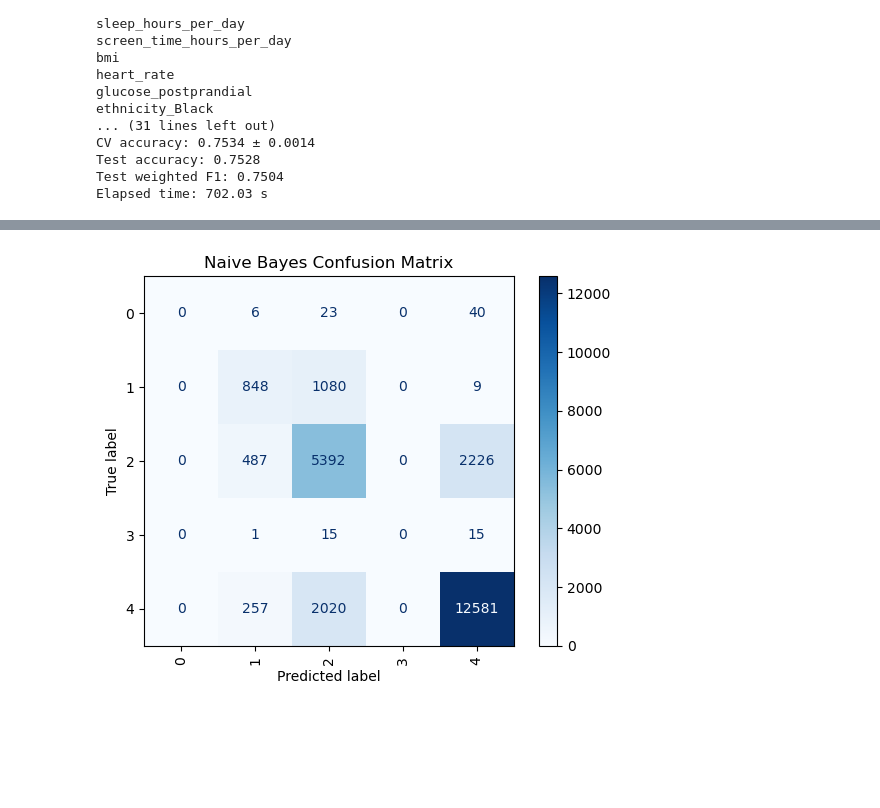
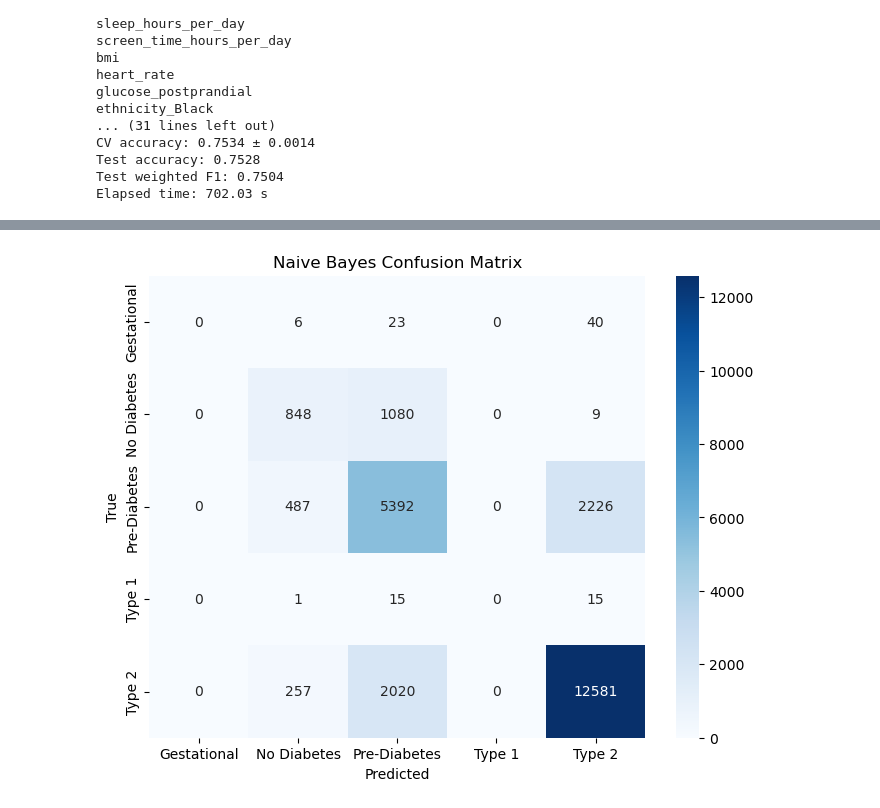
Before and after one commit to DinoAFT/Classification---Predicting-Diabetes-Stage, a Jupyter notebook: svm_and_bayes/svm_and_bayes.ipynb, the cells around one changed output, grey strips where cells are left out. Cells and saved outputs as stored; diff of their text form; code cells hidden in the pictures; blank space fills up the shorter version.

```diff
--- a/svm_and_bayes/svm_and_bayes.ipynb
+++ b/svm_and_bayes/svm_and_bayes.ipynb
@@ -43,6 +43,8 @@ le = LabelEncoder()
 # Fit on training labels and transform both train/test
 Y_train_encoded = le.fit_transform(Y_train.values.ravel())
 Y_test_encoded = le.transform(Y_test.values.ravel())
+
+CLASS_LABELS = le.classes_
 # %% [output]
 Unique values: ['Type 2' 'Pre-Diabetes' 'No Diabetes' 'Gestational' 'Type 1']
 diabetes_stage
@@ -297,5 +435,5 @@ Elapsed time: 702.03 s
 # %%
-plot_confusion_matrix(best_nb, X_test_encoded, Y_test_encoded, labels=best_nb.classes_, title="Naive Bayes Confusion Matrix")
+plot_confusion_matrix(best_nb, X_test_encoded_nb, Y_test_encoded, class_names=CLASS_LABELS, title="Naive Bayes Confusion Matrix", filename="confusion_matrix_nb")
 # %% [output]
-[figure, old version]
+[figure, new version]
 # %%
```
Also changed, not shown: parts of 6 cells of this notebook, 5 other files.
